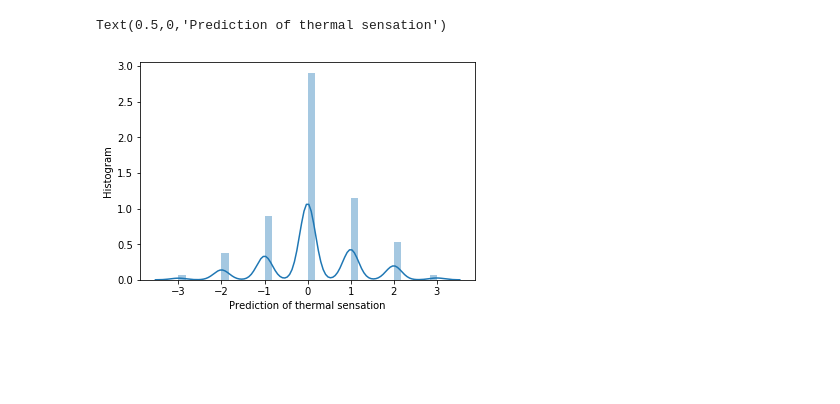
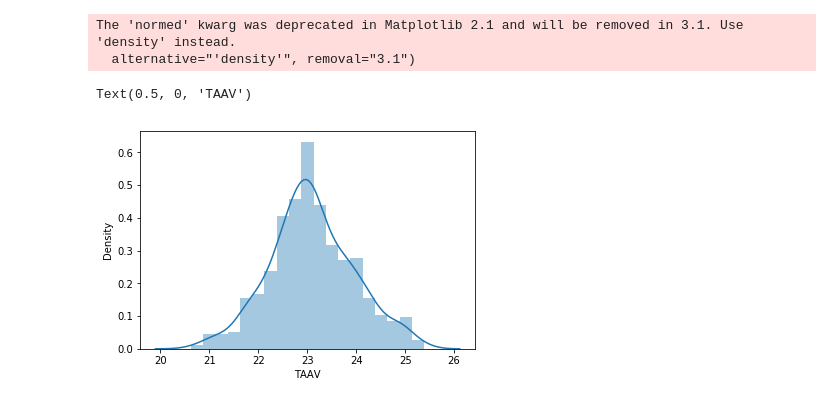
Before and after one commit to lusiliang93/thermal_model_rp884, a Jupyter notebook: cluster.ipynb, the cells around one changed output. Cells and saved outputs as stored; diff of their text form; code cells hidden in the pictures; blank space fills up the shorter version.

```diff
--- a/cluster.ipynb
+++ b/cluster.ipynb
@@ -16,9 +34,13 @@ tmin = x['TAAV'].min()
 # %%
 lowest_bic = np.infty
-bic = []
-n_components_range = range(1, 8)
-cv_types = ['spherical', 'tied', 'diag', 'full']
+# it seems to converge to local???
+n_components_range = range(1, 20)
+#cv_types = ['spherical', 'tied', 'diag', 'full']
+cv_types = ['full']
+i = 0
 for cv_type in cv_types:
+    bic = []
+    i += 1
     for n_components in n_components_range:
         # Fit a Gaussian mixture with EM
         gmm = mixture.GaussianMixture(n_components=n_components,
@@ -29,11 +51,16 @@ for cv_type in cv_types:
             lowest_bic = bic[-1]
             best_gmm = gmm
             best_n = n_components
-            best_cov = cv_type
+    bic = np.array(bic)
+    plt.subplot(2,2,i)
+    plt.xlabel('the number of cluster')
+    plt.ylabel('BIC score')
+    plt.scatter(range(len(bic)),bic,s=5)
+    plt.show()
 
-bic = np.array(bic)
-color_iter = itertools.cycle(['navy', 'turquoise', 'cornflowerblue',
-                              'darkorange'])
-clf = best_gmm
+# color_iter = itertools.cycle(['navy', 'turquoise', 'cornflowerblue',
+#                               'darkorange'])
+gmm = best_gmm
+print(bic)
 best_n
 # %% [output]
@@ -41,7 +74,10 @@ best_n
 # %%
-gmm = mixture.GaussianMixture(n_components=5, covariance_type='diag')
+gmm = mixture.GaussianMixture(n_components=7, covariance_type='full')
 # %%
-train = gmm.fit(x)
+gmm.fit(x)
+#gmm.fit(z)
+# testing should be different from training!!!
 cluster = gmm.predict(x)
+#cluster = gmm.predict(z)
 np.unique(cluster)
 # %% [output]
@@ -98,7 +307,9 @@ import seaborn as sns
 # %%
-sns.distplot(y0)
-plt.ylabel('Histogram')
-plt.xlabel('Prediction of thermal sensation')
+sns.distplot(x2['TAAV'])
+plt.ylabel('Density')
+plt.xlabel('TAAV')
 # %% [output]
-Text(0.5,0,'Prediction of thermal sensation')
+The 'normed' kwarg was deprecated in Matplotlib 2.1 and will be removed in 3.1. Use 'density' instead.
+  alternative="'density'", removal="3.1")
+Text(0.5, 0, 'TAAV')
-[figure, old version]
+[figure, new version]
```
Also changed, not shown: parts of 37 cells of this notebook, 39 other files.
